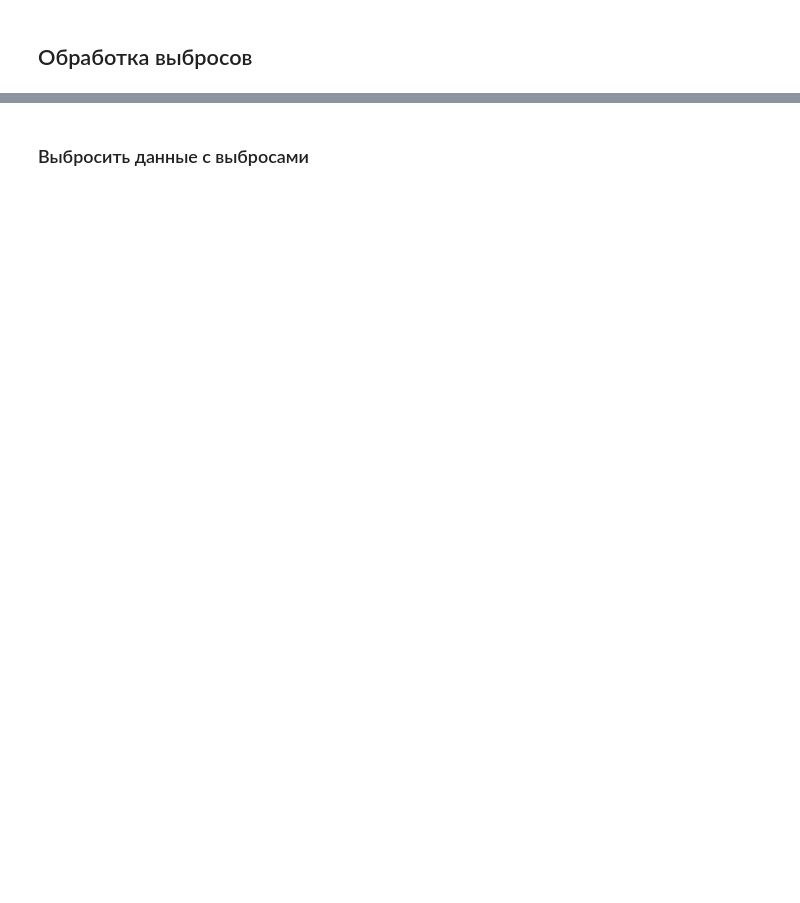
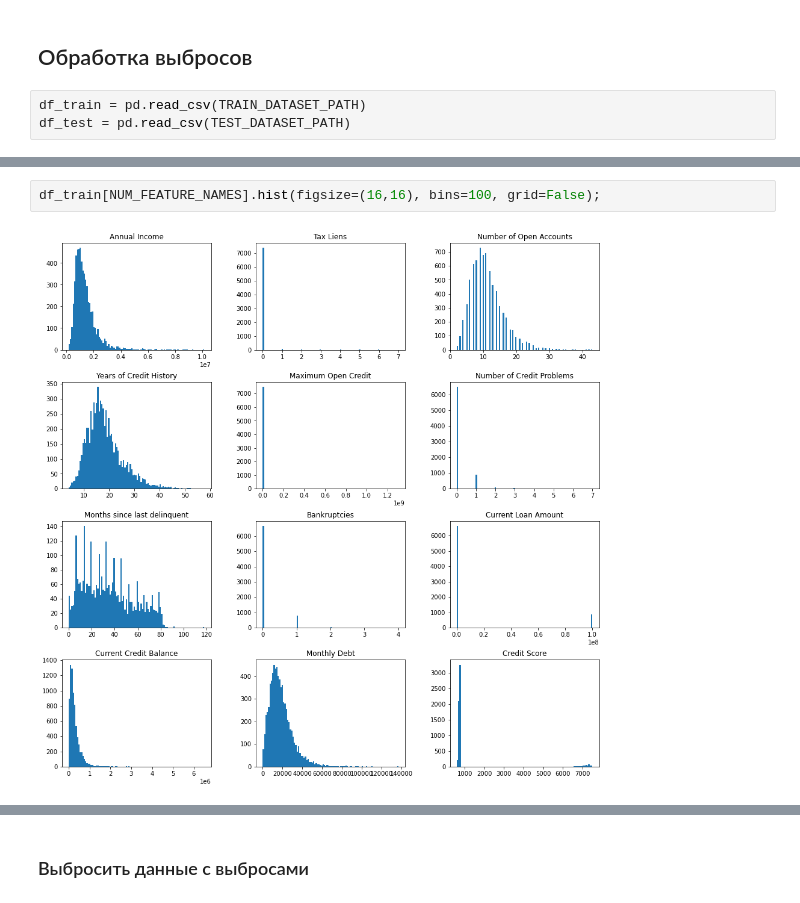
Before and after one commit to AndreiBazhenau/gb, a Jupyter notebook: ds_libs2/AKalinichenko_solution.ipynb, the cells around one changed output, grey strips where cells are left out. Saved outputs shown, nothing was run; the diff lists cells and outputs as text; blank space fills up the shorter version.

```diff
--- a/ds_libs2/AKalinichenko_solution.ipynb
+++ b/ds_libs2/AKalinichenko_solution.ipynb
@@ -915,3 +928,6 @@ CatB | TRAIN = 0.9025, TEST = 0.7156 | TRAIN = 0.9663, TEST = 0.7668 |
 Вывод: "Оставить NaN как есть" -  не улучшило скор по сравнению с выбрасывание пропусков.
 # %% [markdown]
 ## Обработка выбросов
+# %%
+df_train = pd.read_csv(TRAIN_DATASET_PATH)
+df_test = pd.read_csv(TEST_DATASET_PATH)
@@ -917,0 +964,4 @@ CatB | TRAIN = 0.9025, TEST = 0.7156 | TRAIN = 0.9663, TEST = 0.7668 |
+# %%
+df_train[NUM_FEATURE_NAMES].hist(figsize=(16,16), bins=100, grid=False);
+# %% [output]
+[figure, added]
```
Also changed, not shown: parts of 46 cells of this notebook, 8 other files.
